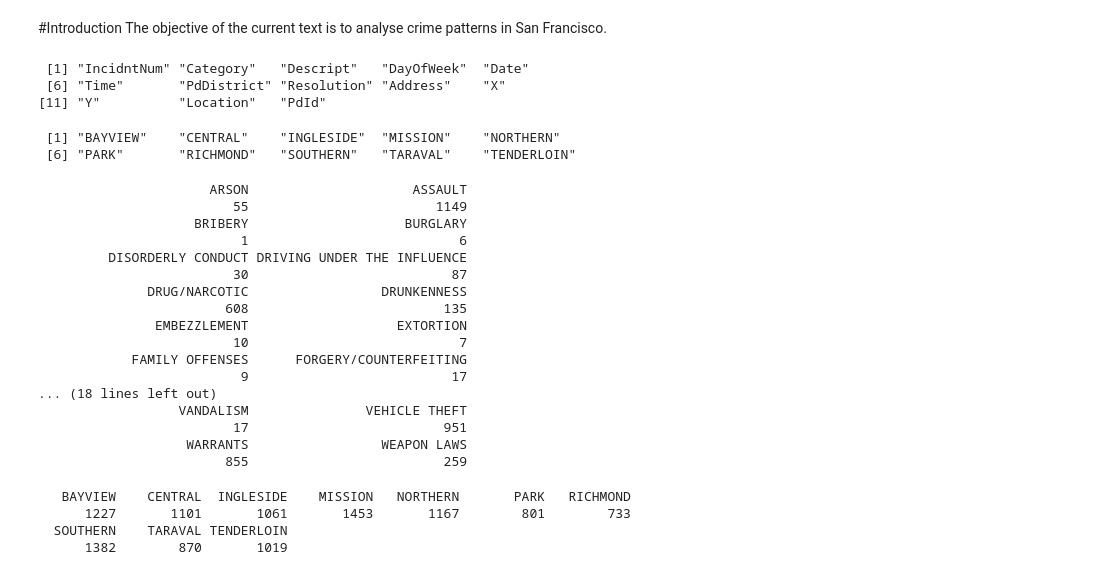
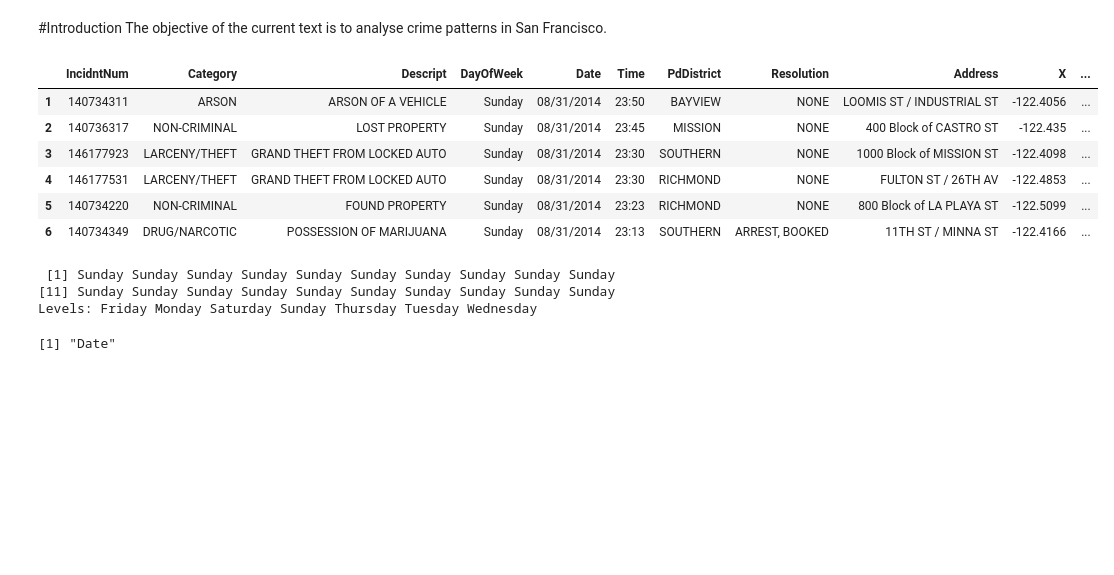
Before and after one commit to LaurentFranckx/SFCrime, a Jupyter notebook: SFcrimeLFR2.ipynb, the cells around one changed output. Drawn from its saved outputs; the diff is of its cells as text; code cells hidden in the pictures; blank space fills up the shorter version.

```diff
--- a/SFcrimeLFR2.ipynb
+++ b/SFcrimeLFR2.ipynb
@@ -7,22 +7,43 @@ crimeSF_url <- paste(base_url, "sanfrancisco_incidents_summer_2014.csv",sep="")
 download.file(crimeSF_url, "crimeSF_url.csv", method = "curl")
 crimeSF <- read.csv("crimeSF_url.csv")
 # %%
-names(crimeSF)
-levels(crimeSF$PdDistrict)
+#names(crimeSF)
+#levels(crimeSF$PdDistrict)
+head(crimeSF)
+#levels(crimeSF$Resolution)
 # %% [output]
- [1] "IncidntNum" "Category"   "Descript"   "DayOfWeek"  "Date"
- [6] "Time"       "PdDistrict" "Resolution" "Address"    "X"
-[11] "Y"          "Location"   "PdId"
- [1] "BAYVIEW"    "CENTRAL"    "INGLESIDE"  "MISSION"    "NORTHERN"
- [6] "PARK"       "RICHMOND"   "SOUTHERN"   "TARAVAL"    "TENDERLOIN"
+|  | IncidntNum | Category | Descript | DayOfWeek | Date | Time | PdDistrict | Resolution | Address | X | ... |
+| 1 | 140734311 | ARSON | ARSON OF A VEHICLE | Sunday | 08/31/2014 | 23:50 | BAYVIEW | NONE | LOOMIS ST / INDUSTRIAL ST | -122.4056 | ... |
+| 2 | 140736317 | NON-CRIMINAL | LOST PROPERTY | Sunday | 08/31/2014 | 23:45 | MISSION | NONE | 400 Block of CASTRO ST | -122.435 | ... |
+| 3 | 146177923 | LARCENY/THEFT | GRAND THEFT FROM LOCKED AUTO | Sunday | 08/31/2014 | 23:30 | SOUTHERN | NONE | 1000 Block of MISSION ST | -122.4098 | ... |
+| 4 | 146177531 | LARCENY/THEFT | GRAND THEFT FROM LOCKED AUTO | Sunday | 08/31/2014 | 23:30 | RICHMOND | NONE | FULTON ST / 26TH AV | -122.4853 | ... |
+| 5 | 140734220 | NON-CRIMINAL | FOUND PROPERTY | Sunday | 08/31/2014 | 23:23 | RICHMOND | NONE | 800 Block of LA PLAYA ST | -122.5099 | ... |
+| 6 | 140734349 | DRUG/NARCOTIC | POSSESSION OF MARIJUANA | Sunday | 08/31/2014 | 23:13 | SOUTHERN | ARREST, BOOKED | 11TH ST / MINNA ST | -122.4166 | ... |
+# %%
+#class(crimeSF$Date)
+crimeSF$Date <- as.character(crimeSF$Date)
+crimeSF$Date <- as.Date(crimeSF$Date, "%m/%d/%Y")
+#head(crimeSF)
+head(crimeSF$DayOfWeek,20)
+
+#head(crimeSF$DayOfWeek,20)
+#head(crimeSF)
+# %% [output]
+ [1] Sunday Sunday Sunday Sunday Sunday Sunday Sunday Sunday Sunday Sunday
+[11] Sunday Sunday Sunday Sunday Sunday Sunday Sunday Sunday Sunday Sunday
+Levels: Friday Monday Saturday Sunday Thursday Tuesday Wednesday
+# %%
+class(crimeSF$Date)
+# %% [output]
+[1] "Date"
 # %%
-#head(crimeSF)
 library(ggplot2)
 library(plyr)
 library(stringr)
+library(reshape2)
 #summary(crimeSF)
 #levels(crimeSF$Category)
-crimeSFrel <- crimeSF[, c("Category", "DayOfWeek","Time","PdDistrict")]
+crimeSFrel <- crimeSF[, c("Category", "Date", "DayOfWeek","Time","PdDistrict")]
 #crimeSFrel <-  ddply(crimeSFrel, .(Category,DayOfWeek, Time), transform, Hour = str_split(Time, ":") )
 x <-  with(crimeSFrel,str_split_fixed(Time, ":",2) )
 #class(x)
@@ -33,31 +54,9 @@ crimeSFrel$Hour <- as.factor(x[, 1])
 CatHour <- ddply(crimeSFrel, .(Category,DayOfWeek, Hour,PdDistrict), nrow)
 #head(CatHour)
 #summary(CatHour)
-summary(CatHour$Category)
-summary(CatHour$PdDistrict)
+#summary(CatHour$Category)
+#summary(CatHour$PdDistrict)
 #nrow(CatHour)
-# %% [output]
-                      ARSON                     ASSAULT
-                         55                        1149
-                    BRIBERY                    BURGLARY
-                          1                           6
-         DISORDERLY CONDUCT DRIVING UNDER THE INFLUENCE
-                         30                          87
-              DRUG/NARCOTIC                 DRUNKENNESS
-                        608                         135
-               EMBEZZLEMENT                   EXTORTION
-                         10                           7
-            FAMILY OFFENSES      FORGERY/COUNTERFEITING
-                          9                          17
-... (18 lines left out)
-                  VANDALISM               VEHICLE THEFT
-                         17                         951
-                   WARRANTS                 WEAPON LAWS
-                        855                         259
-   BAYVIEW    CENTRAL  INGLESIDE    MISSION   NORTHERN       PARK   RICHMOND
-      1227       1101       1061       1453       1167        801        733
-  SOUTHERN    TARAVAL TENDERLOIN
-      1382        870       1019
 # %%
 #head(crimeSFrel)
 #Assault = crimeSFrel[crimeSFrel$Category == "ASSAULT",]
```
Also changed, not shown: parts of 7 cells of this notebook.
